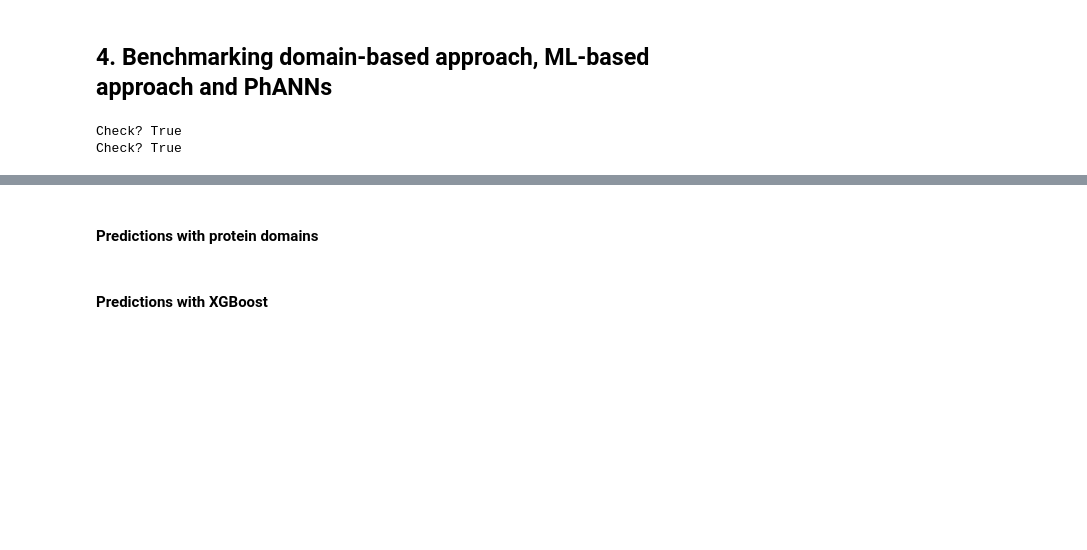
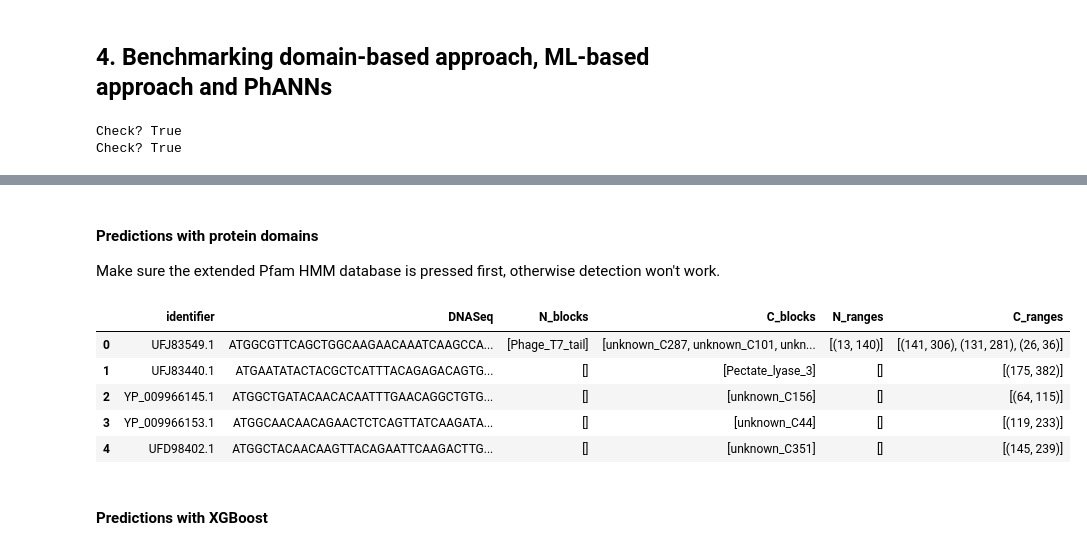
Before and after one commit to dimiboeckaerts/PhageRBPdetection, a Jupyter notebook: RBPdetection.ipynb, the cells around one changed output, grey strips where cells are left out. Drawn from its saved outputs; the diff is of its cells as text; code cells hidden in the pictures; blank space fills up the shorter version.

```diff
--- a/RBPdetection.ipynb
+++ b/RBPdetection.ipynb
@@ -497,25 +303,31 @@ Check? True
 # %% [markdown]
 #### Predictions with protein domains
+
+Make sure the extended Pfam HMM database is pressed first, otherwise detection won't work.
 # %%
 N_blocks = ['Phage_T7_tail', 'Tail_spike_N', 'Prophage_tail', 'BppU_N', 'Mtd_N',
            'Head_binding', 'DUF3751', 'End_N_terminal', 'phage_tail_N', 'Prophage_tailD1',
-           'DUF2163', 'Phage_fiber_2', 'phage_RBP_N1', 'phage_RBP_N4', 'phage_RBP_N26',
-           'phage_RBP_N28', 'phage_RBP_N34', 'phage_RBP_N45']
+           'DUF2163', 'Phage_fiber_2']
 C_blocks = ['Lipase_GDSL_2', 'Pectate_lyase_3', 'gp37_C', 'Beta_helix', 'Gp58', 'End_beta_propel',
             'End_tail_spike', 'End_beta_barrel', 'PhageP22-tail', 'Phage_spike_2',
-            'gp12-short_mid', 'Collar', 'phage_RBP_C2', 'phage_RBP_C10', 'phage_RBP_C24',
-            'phage_RBP_C43', 'phage_RBP_C59', 'phage_RBP_C60', 'phage_RBP_C62', 'phage_RBP_C67',
-            'phage_RBP_C79', 'phage_RBP_C97', 'phage_RBP_C111', 'phage_RBP_C115', 'phage_RBP_C120'
-            'phage_RBP_C126', 'phage_RBP_C138', 'phage_RBP_C43', 'phage_RBP_C157', 'phage_RBP_C164',
-            'phage_RBP_C175', 'phage_RBP_C180', 'phage_RBP_C205', 'phage_RBP_C217', 'phage_RBP_C220',
-            'phage_RBP_C221', 'phage_RBP_C223', 'phage_RBP_C234', 'phage_RBP_C235', 'phage_RBP_C237',
-            'phage_RBP_C249', 'phage_RBP_C259', 'phage_RBP_C267', 'phage_RBP_C271', 'phage_RBP_C277',
-            'phage_RBP_C281', 'phage_RBP_C292', 'phage_RBP_C293', 'phage_RBP_C296', 'phage_RBP_C300',
-            'phage_RBP_C301', 'phage_RBP_C319', 'phage_RBP_C320', 'phage_RBP_C321', 'phage_RBP_C326',
-            'phage_RBP_C331', 'phage_RBP_C337', 'phage_RBP_C338', 'phage_RBP_C340', 'Peptidase_S74',
-            'Phage_fiber_C', 'S_tail_recep_bd', 'CBM_4_9', 'DUF1983', 'DUF3672']
+            'gp12-short_mid', 'Collar', 'unknown_C2', 'unknown_C3', 'unknown_C10', 'unknown_C19',
+            'unknown_C44', 'unknown_C45', 'unknown_C63', 'unknown_C71', 'unknown_C101', 'unknown_C127',
+            'unknown_C133', 'unknown_C143', 'unknown_C156', 'unknown_C175', 'unknown_C178', 'unknown_C198',
+            'unknown_C223', 'unknown_C250', 'unknown_C252', 'unknown_C259', 'unknown_C281', 'unknown_C287',
+            'unknown_C295', 'unknown_C307', 'unknown_C315', 'unknown_C319', 'unknown_C325', 'unknown_C326',
+            'unknown_C332', 'unknown_C344', 'unknown_C350', 'unknown_C351', 'Peptidase_S74', 'Phage_fiber_C',
+            'S_tail_recep_bd', 'CBM_4_9', 'DUF1983', 'DUF3672']
 # %%
-detected = rbpu.RBPdetect_domains(hmm_path, pfam_file, testdata_df['DNASeq'], testdata_df['protein_id'],
-                                  N_blocks=N_blocks, C_blocks=C_blocks)
+detected = rbpu.RBPdetect_domains(hmm_path, new_pfam_file, testdata_df['DNASeq'], testdata_df['protein_id'],
+                                  N_blocks=N_blocks, C_blocks=C_blocks, detect_others=False)
+# %%
+detected.head()
+# %% [output]
+|  | identifier | DNASeq | N_blocks | C_blocks | N_ranges | C_ranges |
+| 0 | UFJ83549.1 | ATGGCGTTCAGCTGGCAAGAACAAATCAAGCCA... | [Phage_T7_tail] | [unknown_C287, unknown_C101, unkn... | [(13, 140)] | [(141, 306), (131, 281), (26, 36)] |
+| 1 | UFJ83440.1 | ATGAATATACTACGCTCATTTACAGAGACAGTG... | [] | [Pectate_lyase_3] | [] | [(175, 382)] |
+| 2 | YP_009966145.1 | ATGGCTGATACAACACAATTTGAACAGGCTGTG... | [] | [unknown_C156] | [] | [(64, 115)] |
+| 3 | YP_009966153.1 | ATGGCAACAACAGAACTCTCAGTTATCAAGATA... | [] | [unknown_C44] | [] | [(119, 233)] |
+| 4 | UFD98402.1 | ATGGCTACAACAAGTTACAGAATTCAAGACTTG... | [] | [unknown_C351] | [] | [(145, 239)] |
 # %%
 domain_preds = []
```
Also changed, not shown: parts of 40 cells of this notebook, 3 other files.
